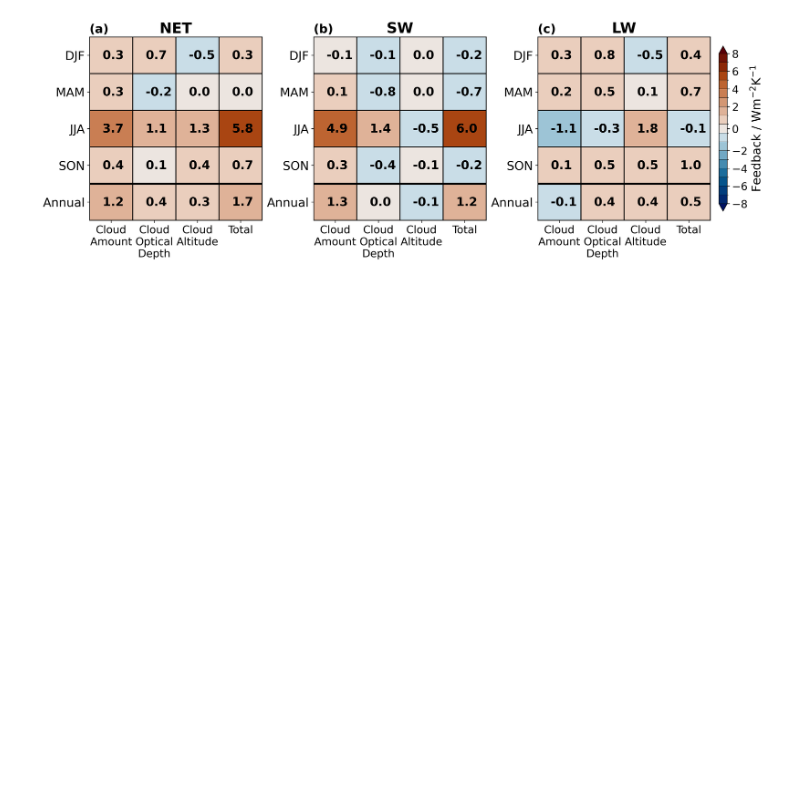
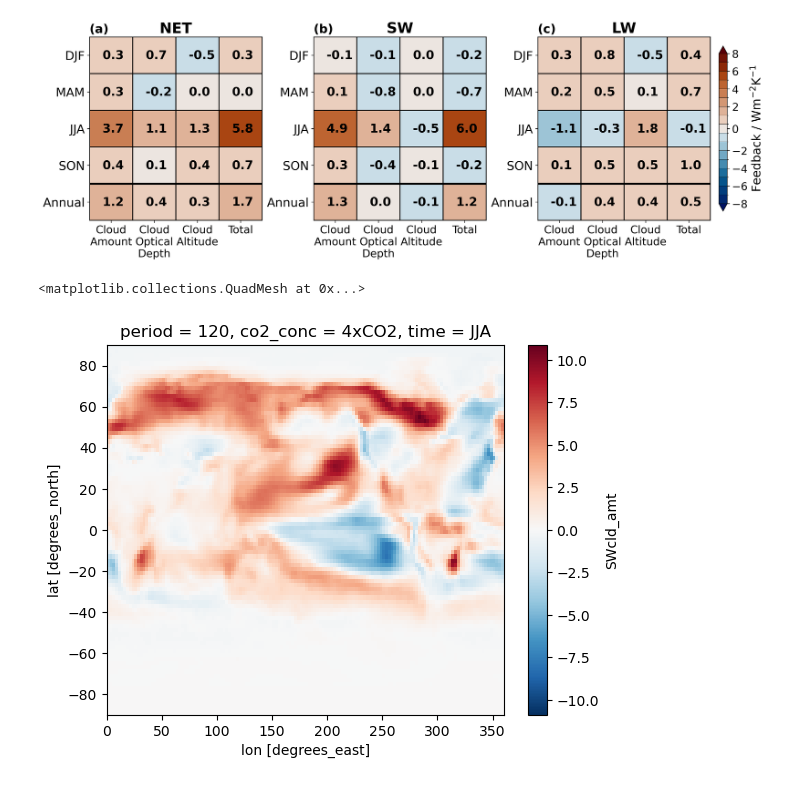
Before and after one commit to astridbg/arctic-cloud-feedbacks, a Jupyter notebook: Fig1.ipynb, the cells around one changed output. Cells and saved outputs as stored; diff of their text form; code cells hidden in the pictures; blank space fills up the shorter version.

Commit message:
Added figures. Must updates scripts to separate scripts

```diff
--- a/Fig1.ipynb
+++ b/Fig1.ipynb
@@ -509,2 +512,27 @@ for label, ax in axs.items():
 # %% [output]
 [figure]
+# %%
+period=120
+feedbacks = ds.sel(period=period)
+seasons = ['DJF','MAM','JJA','SON']
+
+labels = [['(a)','(b)','(c)']]
+
+# Compute seasonal means and annual average
+feedbacks_t_avg = [] # for feedbacks
+
+feedbacks_seasons = feedbacks.groupby('time.season').mean('time')
+for season in seasons:
+
+    feedbacks_t_avg.append(feedbacks_seasons.sel(season=season).drop_vars('season'))
+feedbacks_t_avg.append(feedbacks.mean('time'))
+
+
+feedbacks_t_avg = xr.concat(feedbacks_t_avg,dim='time')
+feedbacks_t_avg = feedbacks_t_avg.assign_coords({'time':seasons+['Annual']})
+feedbacks_t_avg = feedbacks_t_avg.isel(time=slice(0,5)) # Drop DJF
+
+feedbacks_t_avg['SWcld_amt'].sel(time='JJA', co2_conc='4xCO2').plot()
+# %% [output]
+<matplotlib.collections.QuadMesh at 0x...>
+[figure, added]
```
Also changed, not shown: parts of 1 cell of this notebook, 4 other files.
